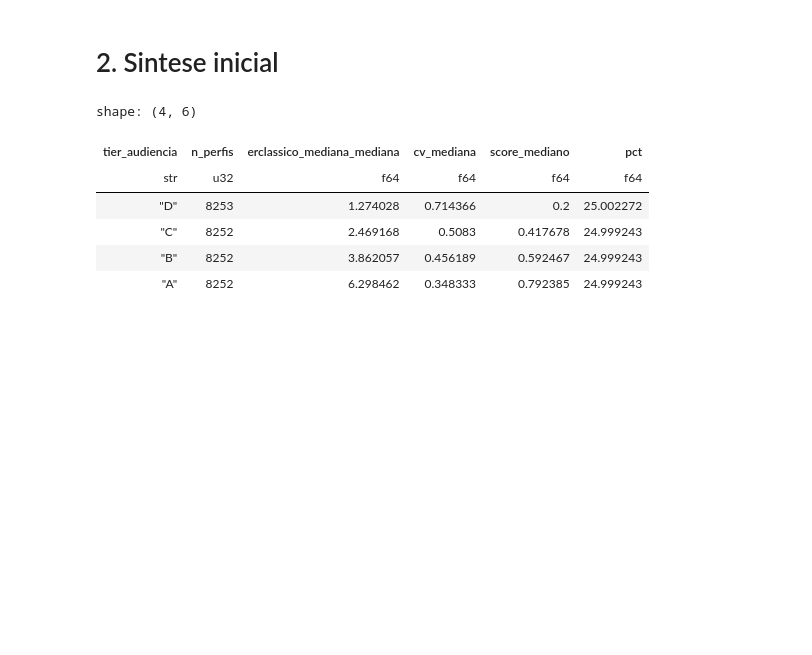
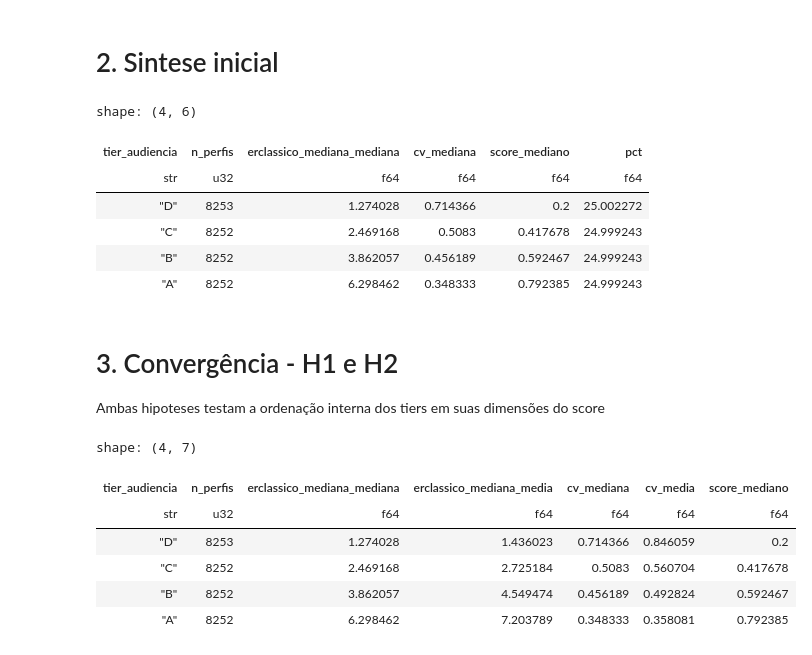
Before and after one commit to Davi-SC/influencers_kim, a Jupyter notebook: validacao_hipoteses.ipynb, the cells around one changed output. Cells and saved outputs as stored; diff of their text form; code cells hidden in the pictures; blank space fills up the shorter version.

```diff
--- a/validacao_hipoteses.ipynb
+++ b/validacao_hipoteses.ipynb
@@ -79,3 +78,31 @@ shape: (4, 6)
 | "C" | 8252 | 2.469168 | 0.5083 | 0.417678 | 24.999243 |
 | "B" | 8252 | 3.862057 | 0.456189 | 0.592467 | 24.999243 |
 | "A" | 8252 | 6.298462 | 0.348333 | 0.792385 | 24.999243 |
+# %% [markdown]
+# 3. Convergência - H1 e H2
+
+Ambas hipoteses testam a ordenação interna dos tiers em suas dimensões do score
+# %%
+agg_h1h2 = (perfis.group_by("tier_audiencia").agg([
+    pl.len().alias("n_perfis"),
+    pl.col("erclassico_mediana").median().alias("erclassico_mediana_mediana"),
+    pl.col("erclassico_mediana").mean().alias("erclassico_mediana_media"),
+    pl.col("cv").median().alias("cv_mediana"),
+    pl.col("cv").mean().alias("cv_media"),
+    pl.col("score_audiencia").median().alias("score_mediano"),
+]).with_columns(pl.col("tier_audiencia").replace_strict(
+    {cat: i for i, cat in enumerate(ORDEM_TIER)},
+    default = len(ORDEM_TIER)
+).alias("_ordem"))
+.sort("_ordem").drop("_ordem")
+)
+# %%
+agg_h1h2
+# %% [output]
+shape: (4, 7)
+| tier_audiencia | n_perfis | erclassico_mediana_mediana | erclassico_mediana_media | cv_mediana | cv_media | score_mediano |
+| str | u32 | f64 | f64 | f64 | f64 | f64 |
+| "D" | 8253 | 1.274028 | 1.436023 | 0.714366 | 0.846059 | 0.2 |
+| "C" | 8252 | 2.469168 | 2.725184 | 0.5083 | 0.560704 | 0.417678 |
+| "B" | 8252 | 3.862057 | 4.549474 | 0.456189 | 0.492824 | 0.592467 |
+| "A" | 8252 | 6.298462 | 7.203789 | 0.348333 | 0.358081 | 0.792385 |
```
Also changed, not shown: parts of 3 cells of this notebook.
